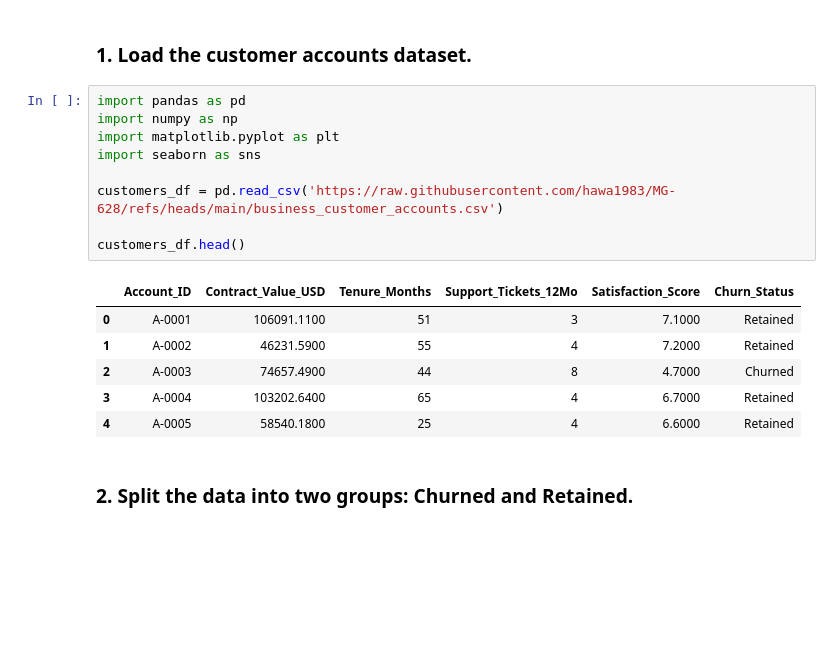
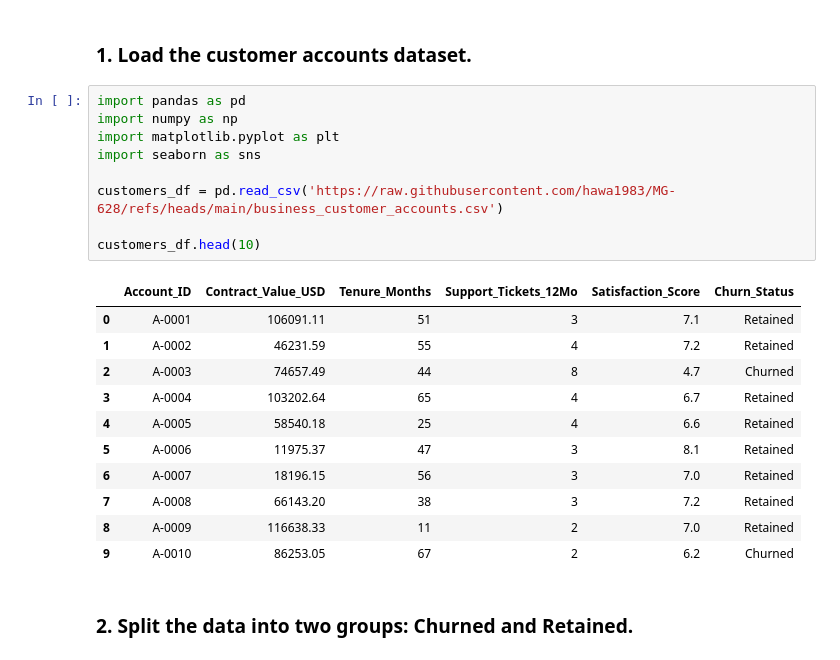
Before and after one commit to hawa1983/MG-628, a Jupyter notebook: Midterm_Regression_Project.ipynb, the cells around one changed output. Drawn from its saved outputs; the diff is of its cells as text; blank space fills up the shorter version.

```diff
--- a/Midterm_Regression_Project.ipynb
+++ b/Midterm_Regression_Project.ipynb
@@ -497,19 +639,24 @@ Overall, the evidence indicates that Digital Paid is the primary underperforming
 # %%
 import pandas as pd
 import numpy as np
 import matplotlib.pyplot as plt
 import seaborn as sns
 
 customers_df = pd.read_csv('https://raw.githubusercontent.com/hawa1983/MG-628/refs/heads/main/business_customer_accounts.csv')
 
-customers_df.head()
+customers_df.head(10)
 # %% [output]
 |  | Account_ID | Contract_Value_USD | Tenure_Months | Support_Tickets_12Mo | Satisfaction_Score | Churn_Status |
-| 0 | A-0001 | 106091.1100 | 51 | 3 | 7.1000 | Retained |
-| 1 | A-0002 | 46231.5900 | 55 | 4 | 7.2000 | Retained |
-| 2 | A-0003 | 74657.4900 | 44 | 8 | 4.7000 | Churned |
-| 3 | A-0004 | 103202.6400 | 65 | 4 | 6.7000 | Retained |
-| 4 | A-0005 | 58540.1800 | 25 | 4 | 6.6000 | Retained |
+| 0 | A-0001 | 106091.11 | 51 | 3 | 7.1 | Retained |
+| 1 | A-0002 | 46231.59 | 55 | 4 | 7.2 | Retained |
+| 2 | A-0003 | 74657.49 | 44 | 8 | 4.7 | Churned |
+| 3 | A-0004 | 103202.64 | 65 | 4 | 6.7 | Retained |
+| 4 | A-0005 | 58540.18 | 25 | 4 | 6.6 | Retained |
+| 5 | A-0006 | 11975.37 | 47 | 3 | 8.1 | Retained |
+| 6 | A-0007 | 18196.15 | 56 | 3 | 7.0 | Retained |
+| 7 | A-0008 | 66143.20 | 38 | 3 | 7.2 | Retained |
+| 8 | A-0009 | 116638.33 | 11 | 2 | 7.0 | Retained |
+| 9 | A-0010 | 86253.05 | 67 | 2 | 6.2 | Churned |
 # %% [markdown]
 ### 2. Split the data into two groups: Churned and Retained.
 # %%
```
Also changed, not shown: parts of 24 cells of this notebook.
